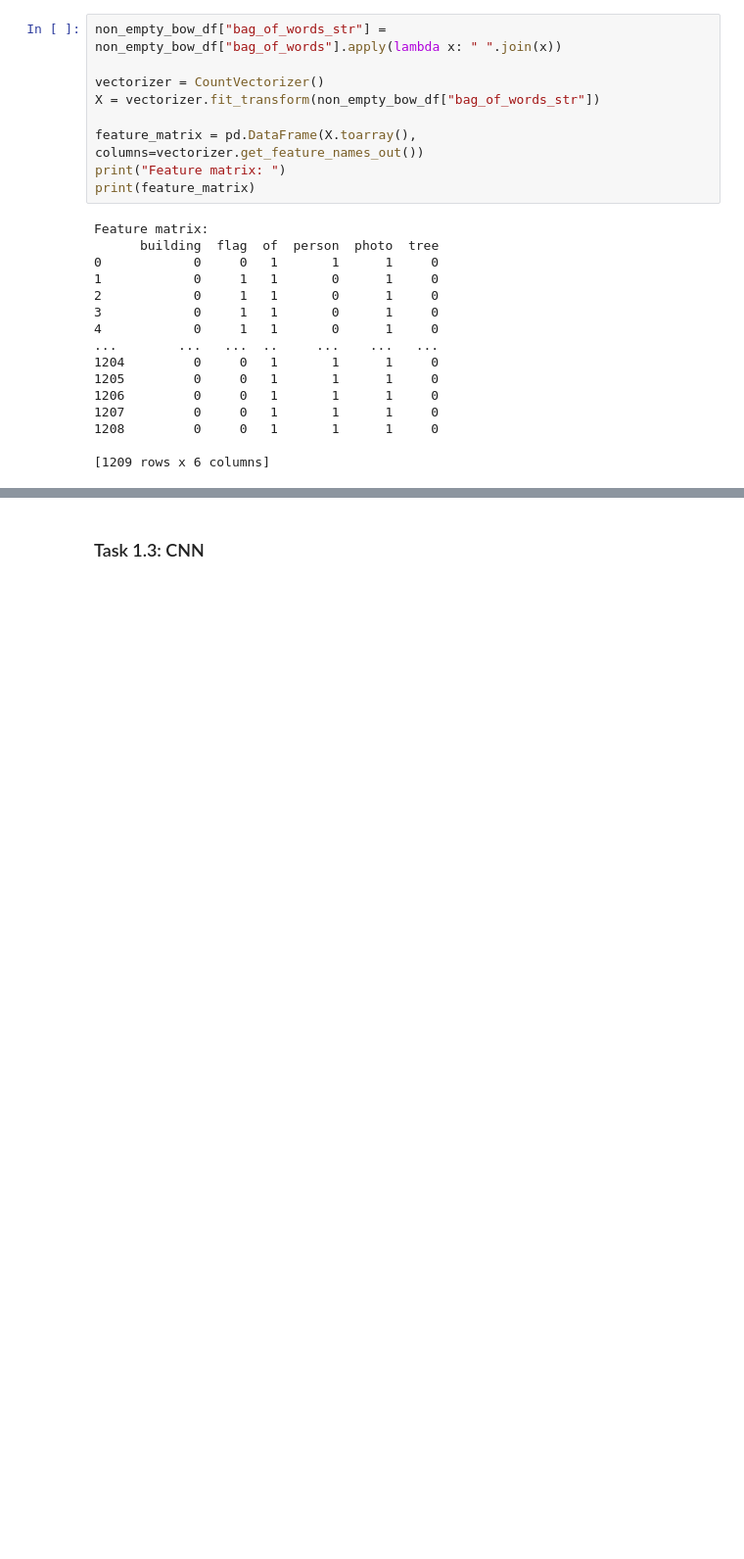
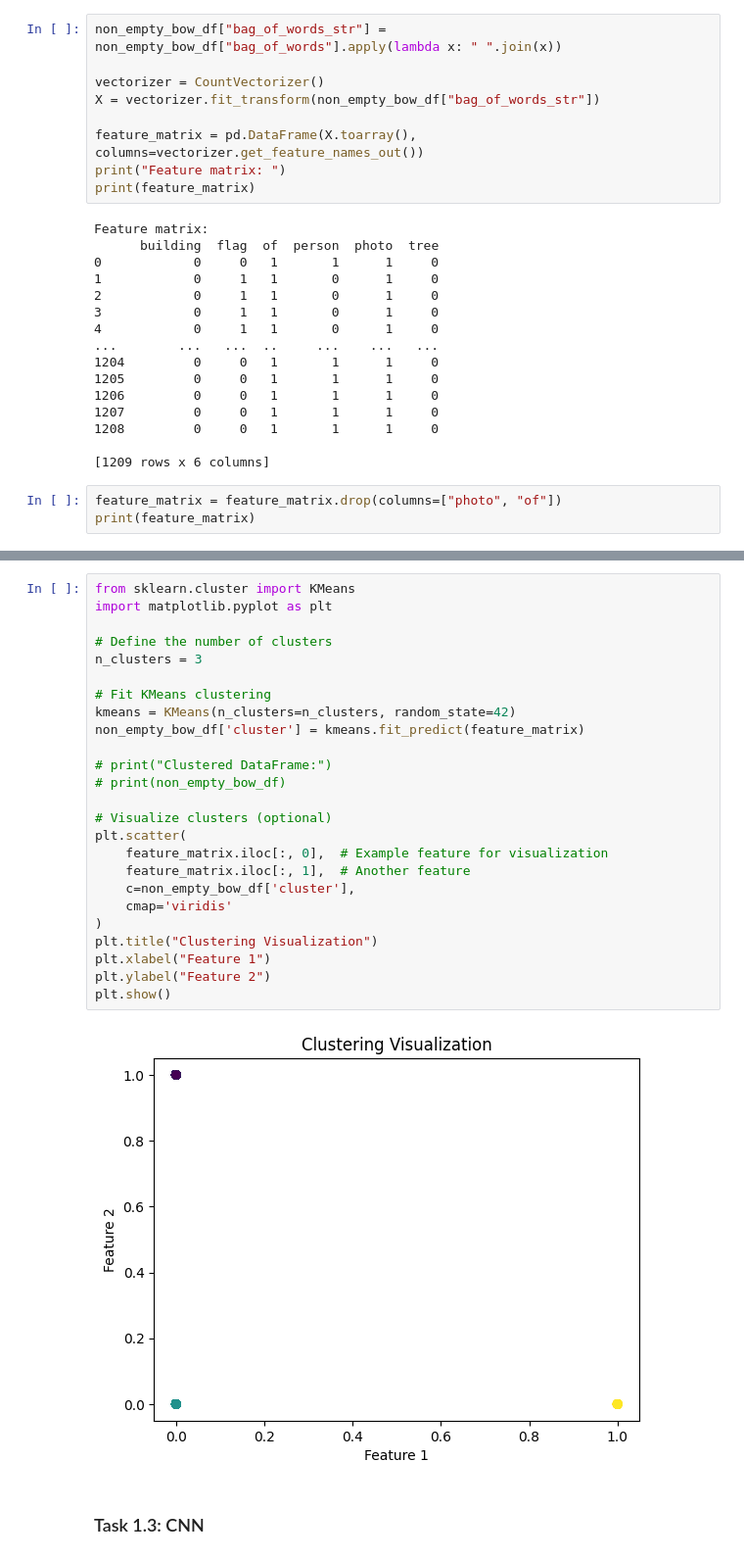
Before and after one commit to vaughankraska/social_data_mining, a Jupyter notebook: src/sdm/lab_scripts/image_analysis/part_1.ipynb, the cells around one changed output, grey strips where cells are left out. Shown at 98% size. Drawn from its saved outputs; the diff is of its cells as text; blank space fills up the shorter version.

```diff
--- a/src/sdm/lab_scripts/image_analysis/part_1.ipynb
+++ b/src/sdm/lab_scripts/image_analysis/part_1.ipynb
@@ -207,3 +238,6 @@ Feature matrix:
 1208         0     0   1       1      1     0
 
 [1209 rows x 6 columns]
+# %%
+feature_matrix = feature_matrix.drop(columns=["photo", "of"])
+print(feature_matrix)
@@ -210,3 +259,30 @@ Feature matrix:
+# %%
+from sklearn.cluster import KMeans
+import matplotlib.pyplot as plt
+
+# Define the number of clusters
+n_clusters = 3
+
+# Fit KMeans clustering
+kmeans = KMeans(n_clusters=n_clusters, random_state=42)
+non_empty_bow_df['cluster'] = kmeans.fit_predict(feature_matrix)
+
+# print("Clustered DataFrame:")
+# print(non_empty_bow_df)
+
+# Visualize clusters (optional)
+plt.scatter(
+    feature_matrix.iloc[:, 0],  # Example feature for visualization
+    feature_matrix.iloc[:, 1],  # Another feature
+    c=non_empty_bow_df['cluster'],
+    cmap='viridis'
+)
+plt.title("Clustering Visualization")
+plt.xlabel("Feature 1")
+plt.ylabel("Feature 2")
+plt.show()
+# %% [output]
+[figure, added]
 # %% [markdown]
 ### Task 1.3: CNN
 # %%
```
Also changed, not shown: parts of 11 cells of this notebook.
